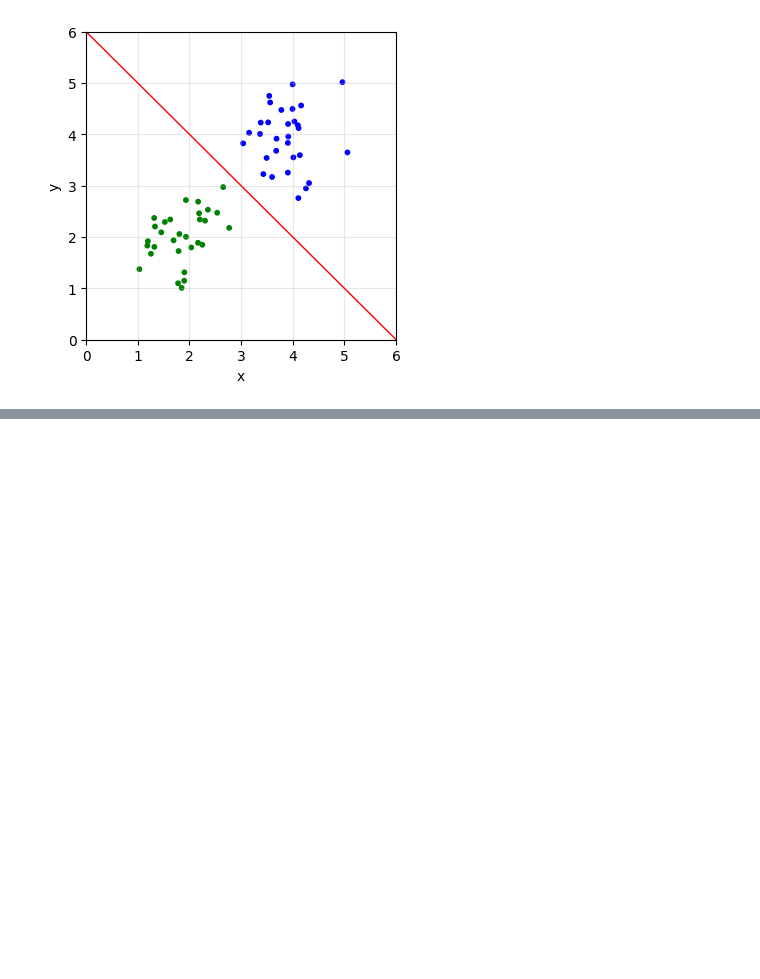
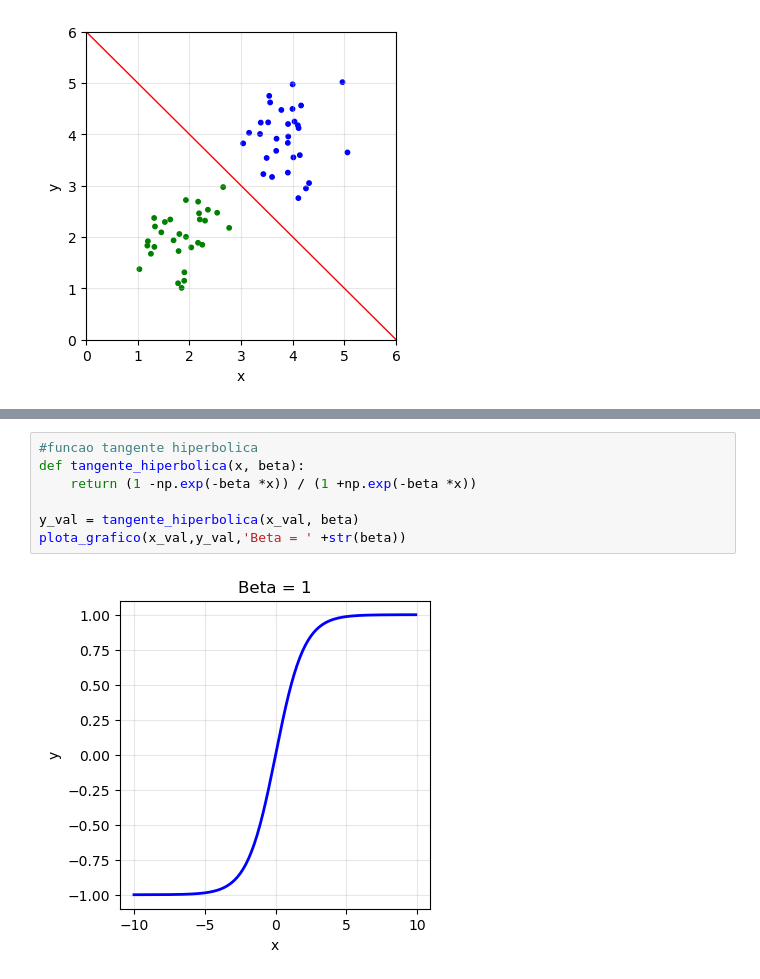
Before and after one commit to eulergomees/neural_networks, a Jupyter notebook: neuronio_simples.ipynb, the cells around one changed output, grey strips where cells are left out. Saved outputs shown, nothing was run; the diff lists cells and outputs as text; blank space fills up the shorter version.

```diff
--- a/neuronio_simples.ipynb
+++ b/neuronio_simples.ipynb
@@ -93,0 +120,9 @@ plt.show()
+# %%
+#funcao tangente hiperbolica
+def tangente_hiperbolica(x, beta):
+    return (1 -np.exp(-beta *x)) / (1 +np.exp(-beta *x))
+
+y_val = tangente_hiperbolica(x_val, beta)
+plota_grafico(x_val,y_val,'Beta = ' +str(beta))
+# %% [output]
+[figure, added]
```
Also changed, not shown: parts of 9 cells of this notebook.
